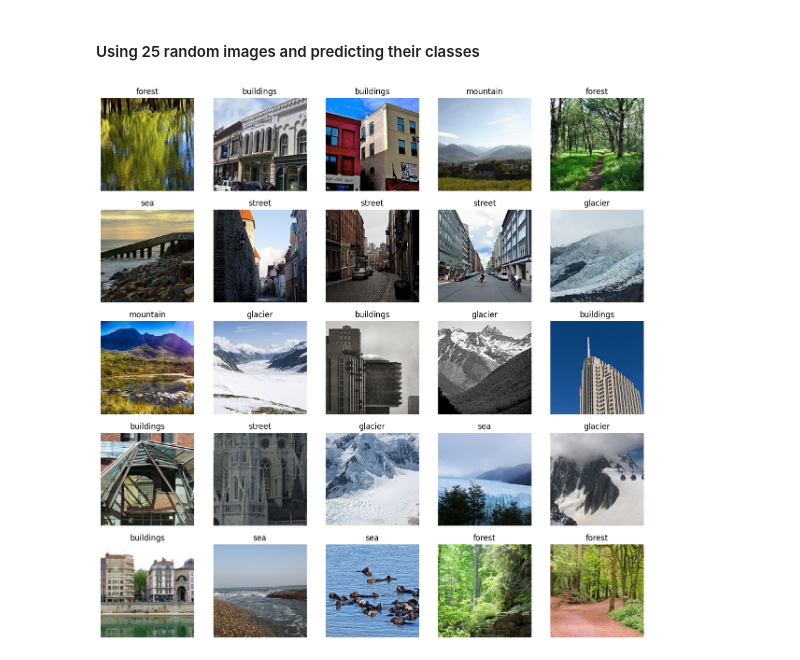
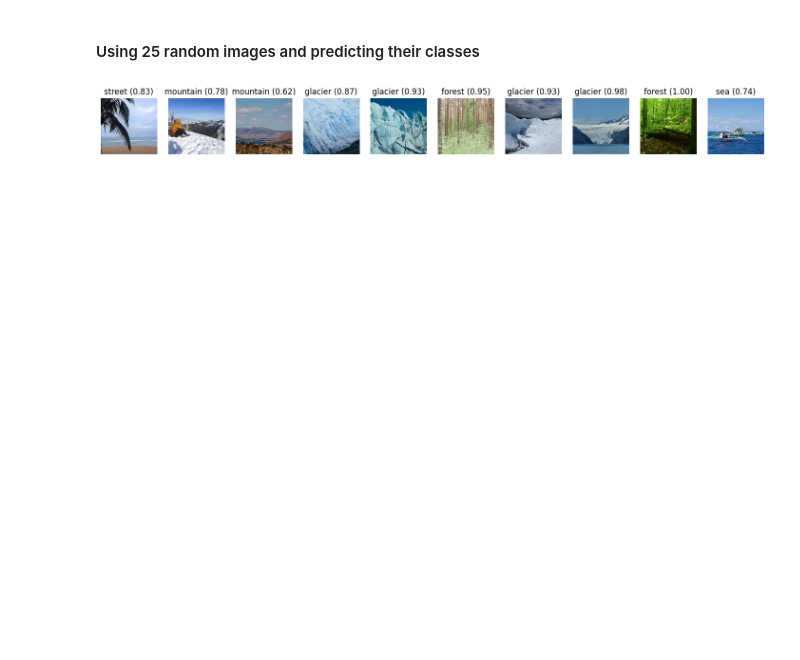
Before and after one commit to aadeshshrestha306/Identifying-Scenes-Using-AlexNet, a Jupyter notebook: Simple_CNN.ipynb, the cells around one changed output. Saved outputs shown, nothing was run; the diff lists cells and outputs as text; code cells hidden in the pictures; blank space fills up the shorter version.

```diff
--- a/Simple_CNN.ipynb
+++ b/Simple_CNN.ipynb
@@ -15,5 +18,5 @@ from PIL import Image
 # %%
-device = 'cuda' if torch.cuda.is_available() else cpu
+device = 'cuda' if torch.cuda.is_available() else 'cpu'
 print(device)
 # %% [output]
 cuda
@@ -40,6 +58,7 @@ random.seed(42)
 transform = transforms.Compose([
     transforms.Resize((150, 150)),
     transforms.ToTensor(),
+    transforms.Normalize(mean=[0.485, 0.456, 0.406], std=[0.229, 0.224, 0.225])
 ])
 # %%
 class CustomDataset(Dataset):
@@ -81,18 +97,0 @@ test_dataloader = DataLoader(test_dataset, batch_size=32, shuffle=True)
-# %%
-train_features, train_labels = next(iter(train_dataloader))
-
-fig, axes = plt.subplots(1, 10, figsize=(15, 15))
-
-for i in range(10):
-    image = train_features[i].squeeze()
-    label = train_labels[i].item()
-
-    img = image.permute(1, 2, 0).numpy()
-
-    ax = axes[i]
-    ax.imshow(img)
-    ax.set_title(label_map[label])
-    ax.axis('off')
-
-plt.tight_layout()
-plt.show()
@@ -187,28 +184,30 @@ def predict_model(image_path):
     image = transform(image).unsqueeze(0).to(device)
     with torch.no_grad():
         outputs = model(image)
-        _, predicted = torch.max(outputs, 1)
-    return predicted.item()
+        probabilities = torch.softmax(outputs, dim=1)
+        confidence, predicted = torch.max(probabilities, 1)
+    return predicted.item(), confidence.item()
 # %% [markdown]
 #### Using 25 random images and predicting their classes
 # %%
 pred_path = 'pred_data/'
 
-images = random.sample(os.listdir(pred_path), 25)
+images = random.sample(os.listdir(pred_path), 10)
 
-plt.figure(figsize=(15, 15))
+plt.figure(figsize=(18, 6))
 
 for index, img_name in enumerate(images):
     img_path = os.path.join(pred_path, img_name)
-    label_index = predict_model(img_path)
+    label_index, accuracy = predict_model(img_path)
     label = label_map[label_index]
 
     img = Image.open(img_path)
 
-    plt.subplot(5, 5, index + 1)
+    plt.subplot(1, 10, index + 1)
     plt.imshow(img)
-    plt.title(label)
+    plt.title(f'{label} ({accuracy:.2f})')
     plt.axis('off')
+
 plt.show()
 # %% [output]
-[figure, old version]
+[figure, new version]
```
Also changed, not shown: parts of 11 cells of this notebook.
